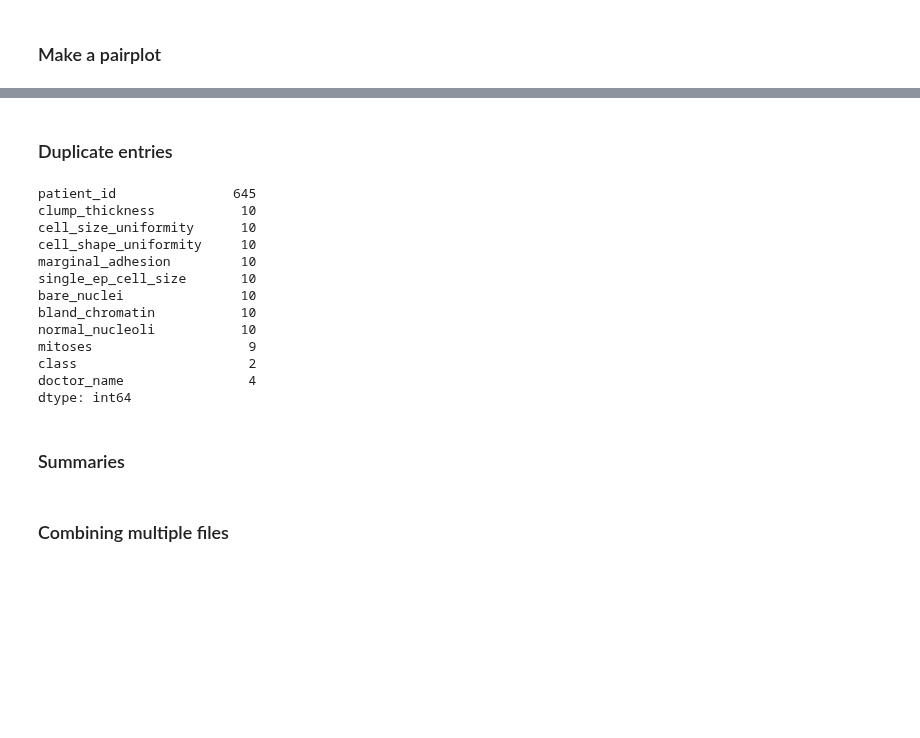
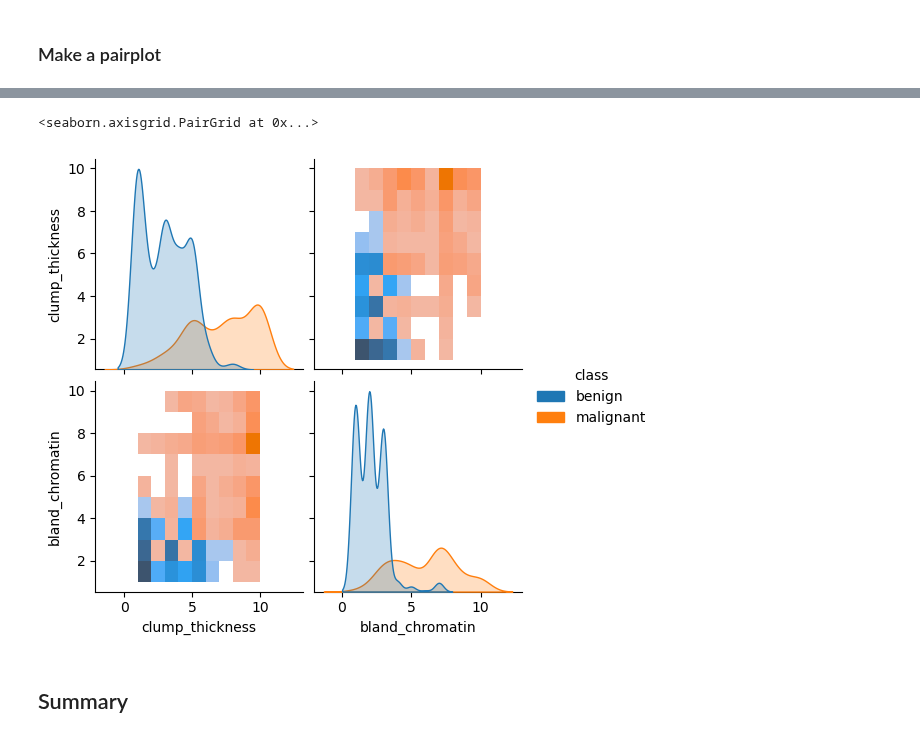
Before and after one commit to psychdatascience/FDS-CourseTwo, a Jupyter notebook: tu14_DataWranglingII.ipynb, the cells around one changed output, grey strips where cells are left out. Drawn from its saved outputs; the diff is of its cells as text; code cells hidden in the pictures; blank space fills up the shorter version.

```diff
--- a/tu14_DataWranglingII.ipynb
+++ b/tu14_DataWranglingII.ipynb
@@ -415,18 +451,0 @@ sns.jointplot(data=bcd,
-# %% [markdown]
-### Duplicate entries
-# %%
-bcd.nunique()
-# %% [output]
-patient_id               645
-clump_thickness           10
-cell_size_uniformity      10
-cell_shape_uniformity     10
-marginal_adhesion         10
-single_ep_cell_size       10
-bare_nuclei               10
-bland_chromatin           10
-normal_nucleoli           10
-mitoses                    9
-class                      2
-doctor_name                4
-dtype: int64
@@ -437,4 +451,0 @@ repeat_patients = df.groupby(by = 'patient_id').size().sort_values(ascending =Fa
-# %% [markdown]
-### Summaries
-# %% [markdown]
-### Combining multiple files
@@ -442,0 +452,10 @@ ls
+# %%
+sns.pairplot(bcd2, kind = 'hist', hue = 'class',
+             plot_kws = dict(binwidth=1),
+             diag_kind = 'kde'
+            )
+# %% [output]
+<seaborn.axisgrid.PairGrid at 0x...>
+[figure, added]
+# %% [markdown]
+## Summary
```
Also changed, not shown: parts of 62 cells of this notebook.
